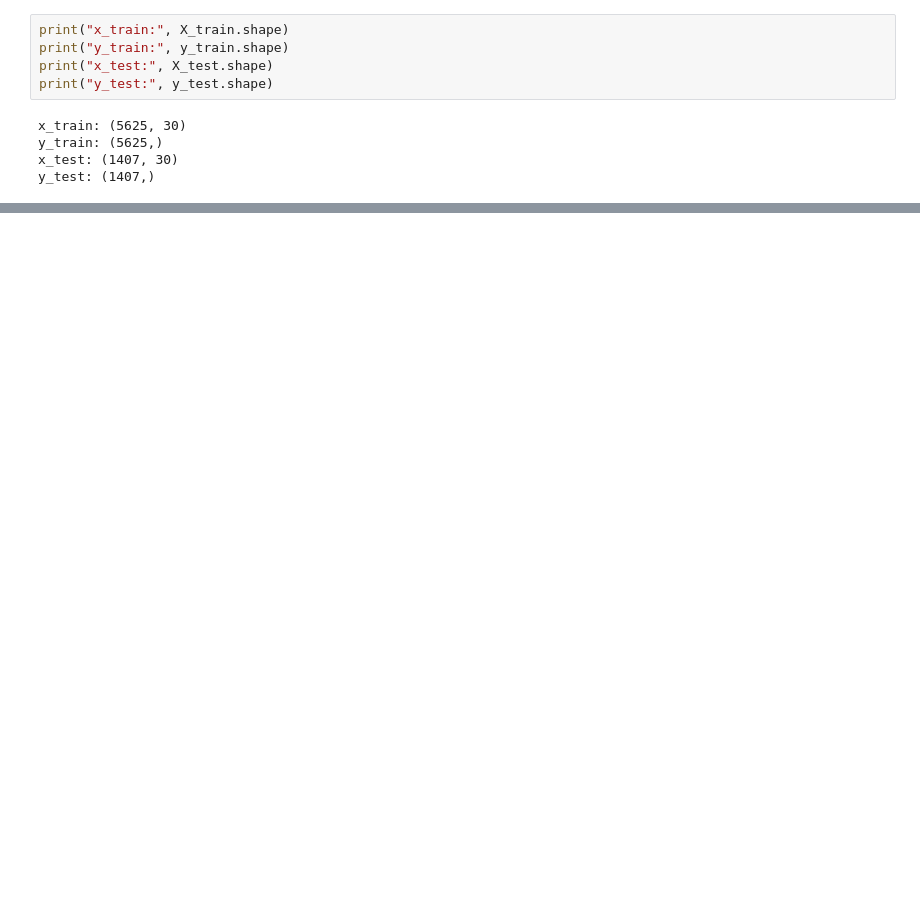
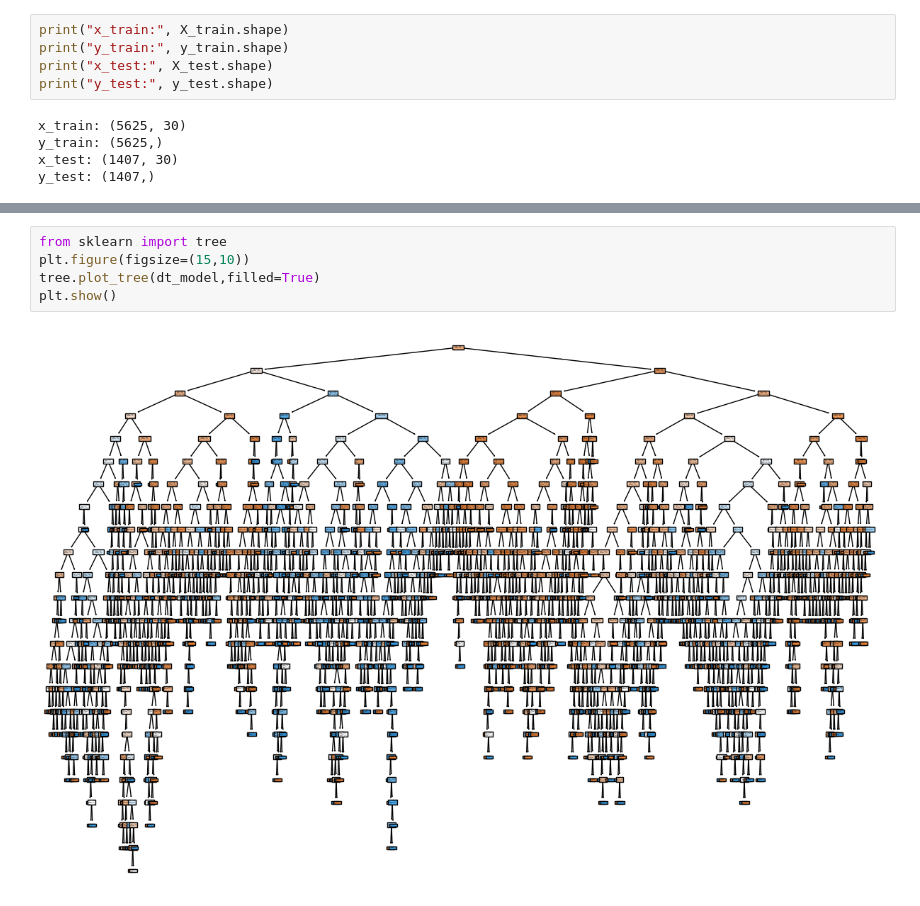
Before and after one commit to samhashiyam/MachineLearning, a Jupyter notebook: MLcwipynb.ipynb, the cells around one changed output, grey strips where cells are left out. Saved outputs shown, nothing was run; the diff lists cells and outputs as text; blank space fills up the shorter version.

```diff
--- a/MLcwipynb.ipynb
+++ b/MLcwipynb.ipynb
@@ -243,0 +289,7 @@ y_test: (1407,)
+# %%
+from sklearn import tree
+plt.figure(figsize=(15,10))
+tree.plot_tree(dt_model,filled=True)
+plt.show()
+# %% [output]
+[figure, added]
```
Also changed, not shown: parts of 13 cells of this notebook.
